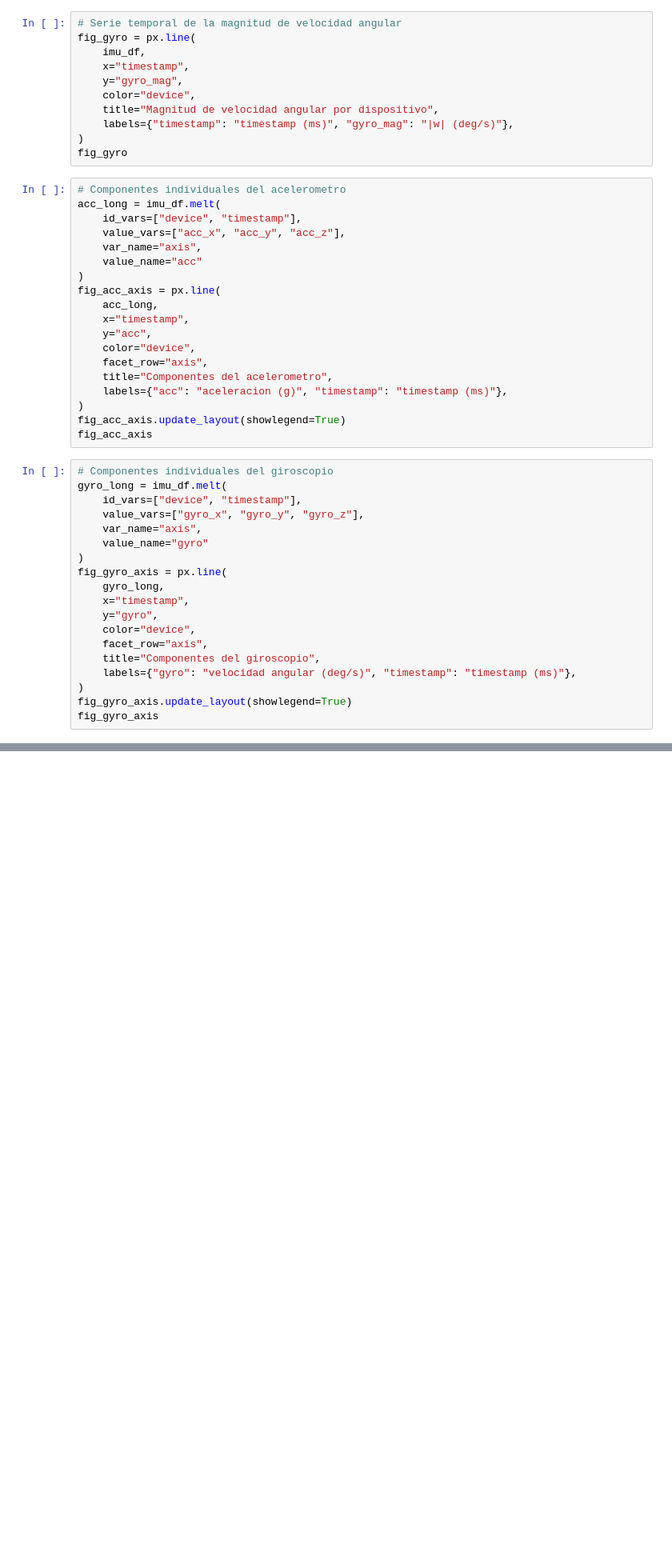
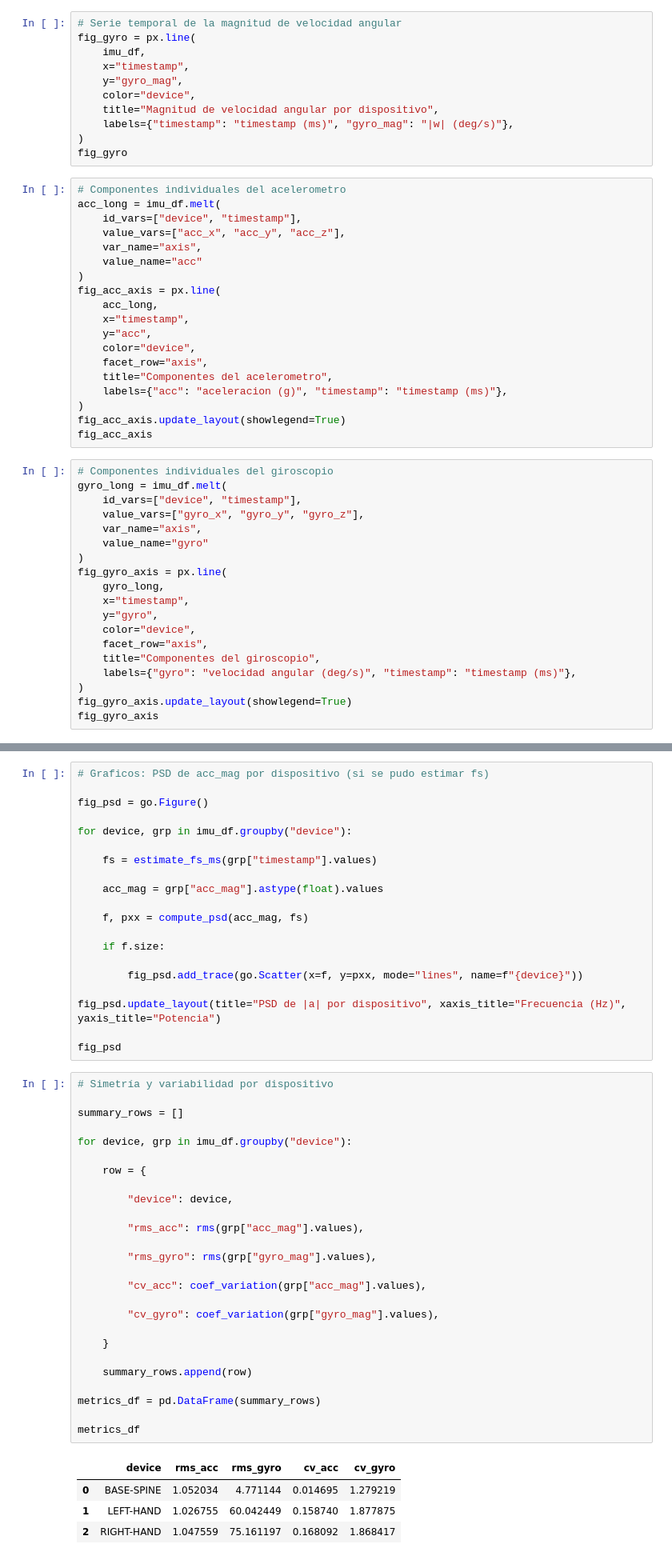
Before and after one commit to rojas435/PDG-POSTURAL-STABILITY, a Jupyter notebook: src/notebooks/Analisis.ipynb, the cells around one changed output, grey strips where cells are left out. Shown at 80% size. Drawn from its saved outputs; the diff is of its cells as text; blank space fills up the shorter version.

```diff
--- a/src/notebooks/Analisis.ipynb
+++ b/src/notebooks/Analisis.ipynb
@@ -217,0 +506,51 @@ fig_gyro_axis
+# %%
+# Graficos: PSD de acc_mag por dispositivo (si se pudo estimar fs)
+
+fig_psd = go.Figure()
+
+for device, grp in imu_df.groupby("device"):
+
+    fs = estimate_fs_ms(grp["timestamp"].values)
+
+    acc_mag = grp["acc_mag"].astype(float).values
+
+    f, pxx = compute_psd(acc_mag, fs)
+
+    if f.size:
+
+        fig_psd.add_trace(go.Scatter(x=f, y=pxx, mode="lines", name=f"{device}"))
+
+fig_psd.update_layout(title="PSD de |a| por dispositivo", xaxis_title="Frecuencia (Hz)", yaxis_title="Potencia")
+
+fig_psd
+# %%
+# Simetría y variabilidad por dispositivo
+
+summary_rows = []
+
+for device, grp in imu_df.groupby("device"):
+
+    row = {
+
+        "device": device,
+
+        "rms_acc": rms(grp["acc_mag"].values),
+
+        "rms_gyro": rms(grp["gyro_mag"].values),
+
+        "cv_acc": coef_variation(grp["acc_mag"].values),
+
+        "cv_gyro": coef_variation(grp["gyro_mag"].values),
+
+    }
+
+    summary_rows.append(row)
+
+metrics_df = pd.DataFrame(summary_rows)
+
+metrics_df
+# %% [output]
+|  | device | rms_acc | rms_gyro | cv_acc | cv_gyro |
+| 0 | BASE-SPINE | 1.052034 | 4.771144 | 0.014695 | 1.279219 |
+| 1 | LEFT-HAND | 1.026755 | 60.042449 | 0.158740 | 1.877875 |
+| 2 | RIGHT-HAND | 1.047559 | 75.161197 | 0.168092 | 1.868417 |
```
Also changed, not shown: parts of 22 cells of this notebook, 5 other files.
